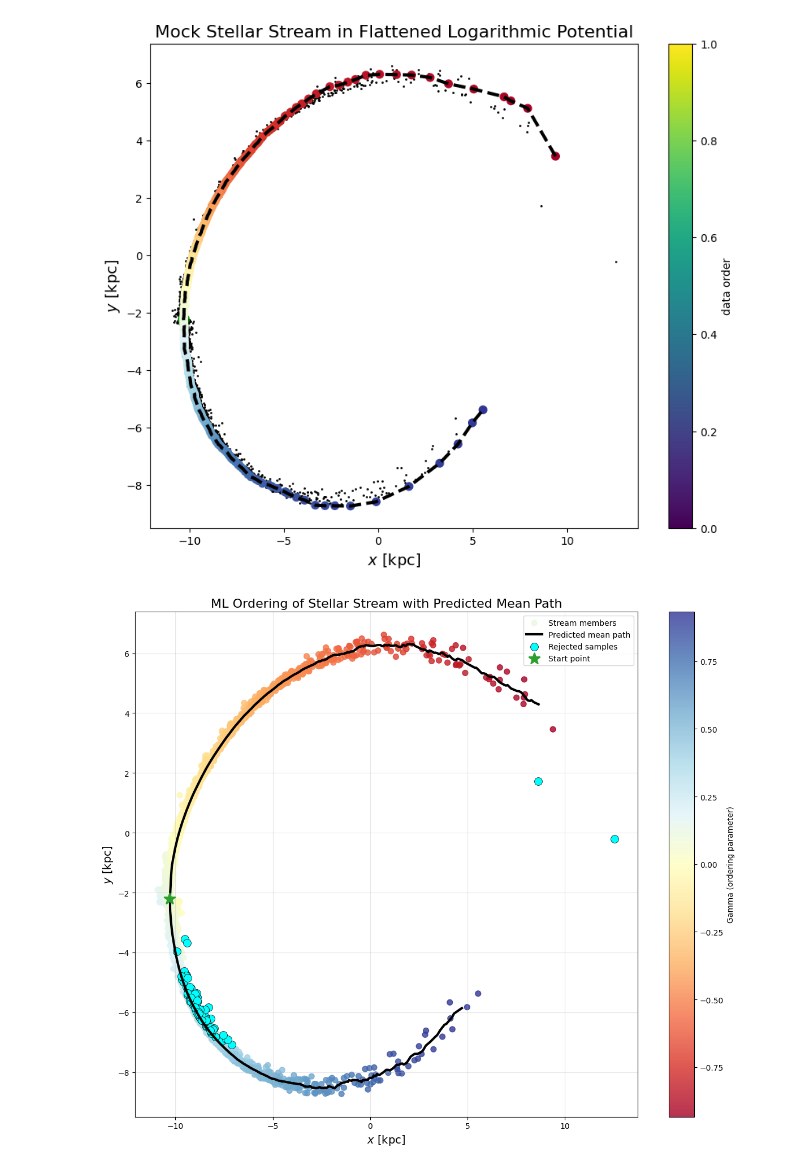
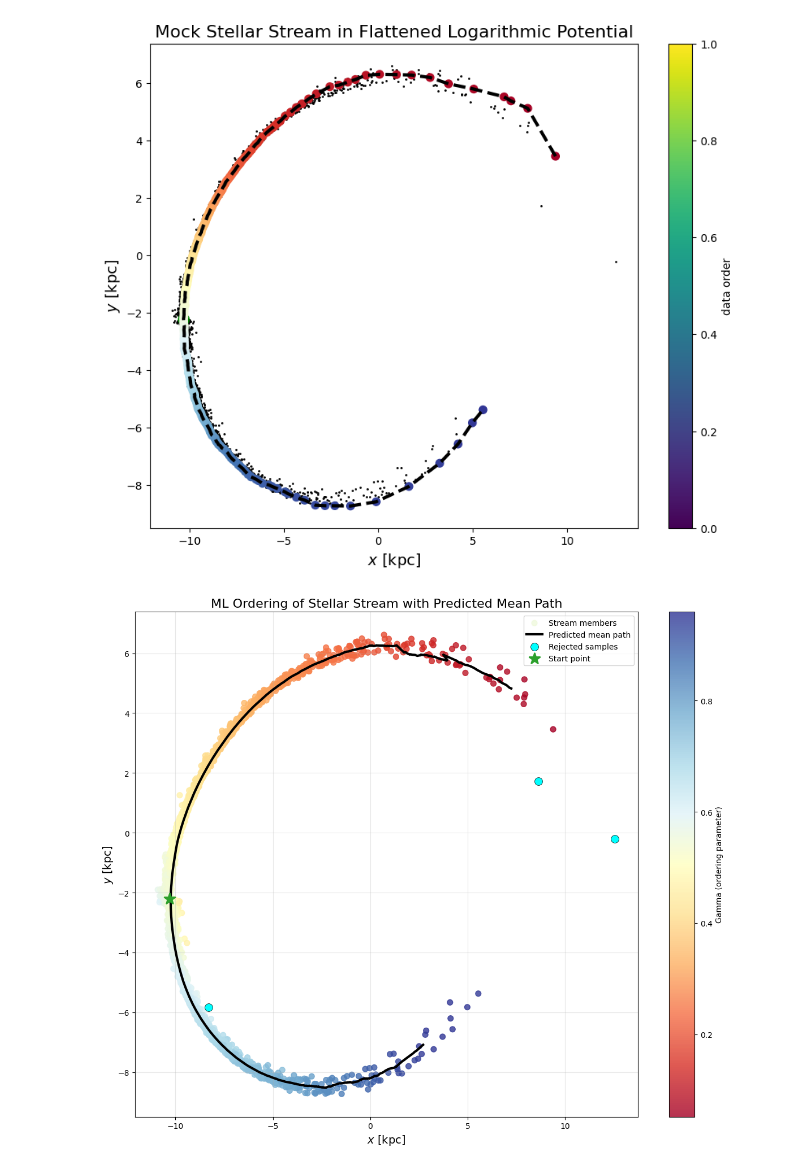
Before and after one commit to GalacticDynamics/phasecurvefit, a Jupyter notebook: docs/tutorials/stream_runningmean.ipynb, the cells around one changed output. Drawn from its saved outputs; the diff is of its cells as text; code cells hidden in the pictures.

```diff
--- a/docs/tutorials/stream_runningmean.ipynb
+++ b/docs/tutorials/stream_runningmean.ipynb
@@ -106,7 +106,7 @@ config = pcf.WalkConfig(
     strategy=pcf.strats.KDTree(k=50),
     metric=pcf.metrics.AlignedMomentumDistanceMetric(),
 )
-lam = u.Q(100, "kpc")
+metric_scale = u.Q(100, "kpc")
 max_dist = u.Q(3, "kpc")
 
 
@@ -115,7 +115,7 @@ walkresult = pcf.walk_local_flow(
     qs,
     ps,
     start_idx=start_idx,
-    lam=lam,
+    metric_scale=metric_scale,
     max_dist=max_dist,
     config=config,
     direction="both",
@@ -130,7 +130,7 @@ model = pcf.nn.EncoderExternalDecoder(
     decoder=pcf.nn.RunningMeanDecoder(window_size=0.05),
     normalizer=normalizer,
 )
-model, opt_state, losses = pcf.nn.train_autoencoder(model, walkresult, key=train_key)
+result, opt_state, losses = pcf.nn.train_autoencoder(model, walkresult, key=train_key)
 # %%
 # ruff: fmt: off
 fig, ax = plt.subplots(1, 1, figsize=(10, 8))
@@ -157,9 +157,9 @@ plt.show();
 fig, ax = plt.subplots(figsize=(12, 10))
 
 # all_gamma, all_probs = jax.vmap(model.encoder)(all_ws)
-all_gamma, all_probs = model.encode(walkresult.positions, walkresult.velocities)
+all_gamma, all_probs = result.model.encode(walkresult.positions, walkresult.velocities)
 rejected_membership = all_probs < 0.9
-qs_pred = model.decode(jnp.linspace(-0.95, 0.95, 1_000))
+qs_pred = result(jnp.linspace(0.06, 0.95, 1_000))
 
 # Plot all points with gradient coloring
 im = ax.scatter(
@@ -188,31 +188,31 @@ ax.scatter(
     s=100,
     c="cyan",
     alpha=1.0,
     marker="o",
     edgecolors="black",
     linewidths=0.5,
     label="Rejected samples",
 )
 
 # Mark start point
 ax.scatter(
     np.asarray(qs["x"][start_idx]),
     np.asarray(qs["y"][start_idx]),
     s=200,
     c="tab:green",
     marker="*",
     label="Start point",
     linewidths=2,
     zorder=5,
 )
 
 ax.set_xlabel(r"$x$ [kpc]", fontsize=14)
 ax.set_ylabel(r"$y$ [kpc]", fontsize=14)
 ax.set_title("ML Ordering of Stellar Stream with Predicted Mean Path", fontsize=16)
 fig.colorbar(im, ax=ax, label="Gamma (ordering parameter)")
 ax.legend(loc="upper right", fontsize=10)
 ax.grid(True, alpha=0.3)
 plt.tight_layout()
 plt.show();
 # %% [output]
-[figure, old version]
+[figure, new version]
```
Also changed, not shown: parts of 1 cell of this notebook, 33 other files.
